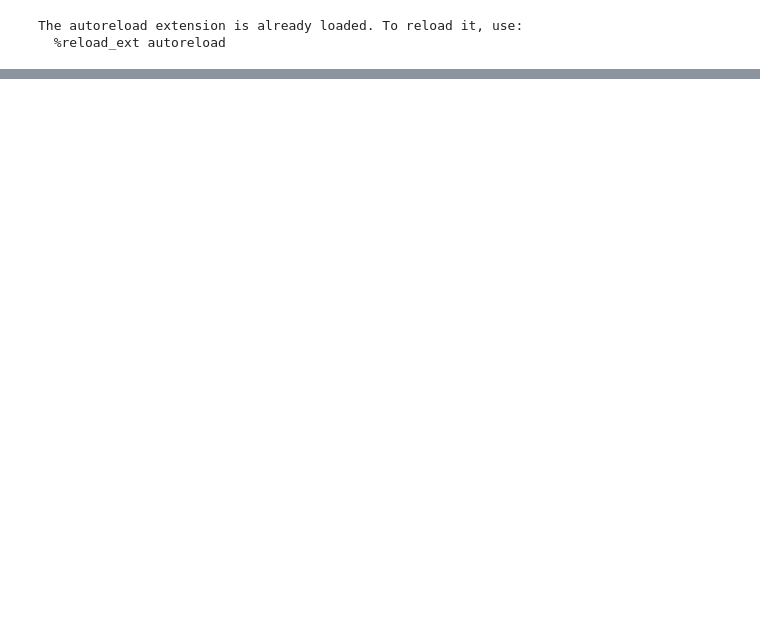
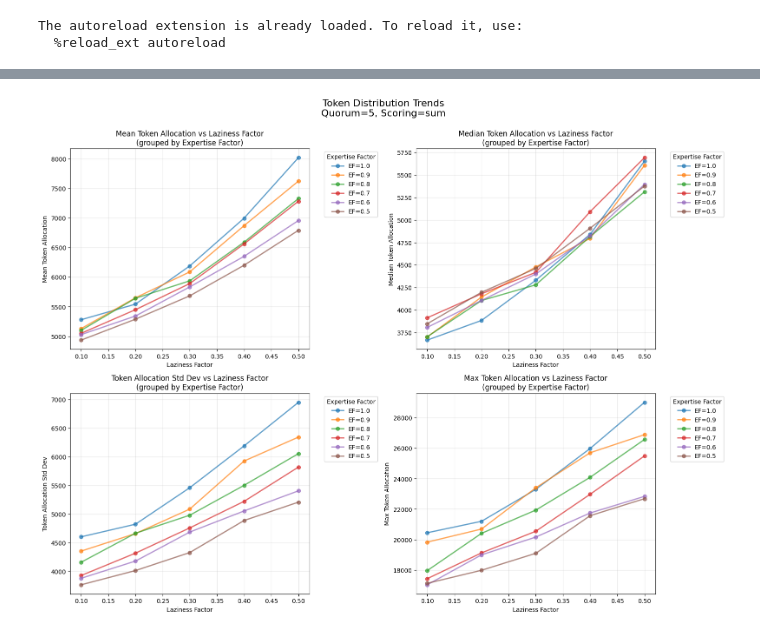
Before and after one commit to fil-retropgf/rpgf3, a Jupyter notebook: rpgf3_param_config.ipynb, the cells around one changed output, grey strips where cells are left out. Drawn from its saved outputs; the diff is of its cells as text; code cells hidden in the pictures; blank space fills up the shorter version.

```diff
--- a/rpgf3_param_config.ipynb
+++ b/rpgf3_param_config.ipynb
@@ -250,0 +712,35 @@ plt.show()
+# %%
+# Token distribution trends
+fig, axes = plt.subplots(2, 2, figsize=(16, 12))
+
+# Plot configurations
+plots = [
+    ('token_mean_avg', 'Mean Token Allocation'),
+    ('token_median_avg', 'Median Token Allocation'),
+    ('token_std_avg', 'Token Allocation Std Dev'),
+    ('token_max_avg', 'Max Token Allocation')
+]
+
+for idx, (metric, ylabel) in enumerate(plots):
+    row = idx // 2
+    col = idx % 2
+    ax = axes[row, col]
+
+    # Plot vs laziness factor (grouped by expertise)
+    for ef in expertise_factors:
+        subset = lf_ef_df[lf_ef_df['expertise_factor'] == ef]
+        ax.plot(subset['laziness_factor'], subset[metric],
+                marker='o', label=f'EF={ef}', linewidth=2, alpha=0.7)
+
+    ax.set_xlabel('Laziness Factor')
+    ax.set_ylabel(ylabel)
+    ax.set_title(f'{ylabel} vs Laziness Factor\n(grouped by Expertise Factor)')
+    ax.legend(title='Expertise Factor', bbox_to_anchor=(1.05, 1), loc='upper left')
+    ax.grid(True, alpha=0.3)
+
+plt.suptitle(f'Token Distribution Trends\nQuorum={chosen_quorum_lf}, Scoring={chosen_scoring_method_lf}',
+             fontsize=16, y=0.998)
+plt.tight_layout()
+plt.show()
+# %% [output]
+[figure, added]
```
Also changed, not shown: parts of 18 cells of this notebook, 1 other file.
